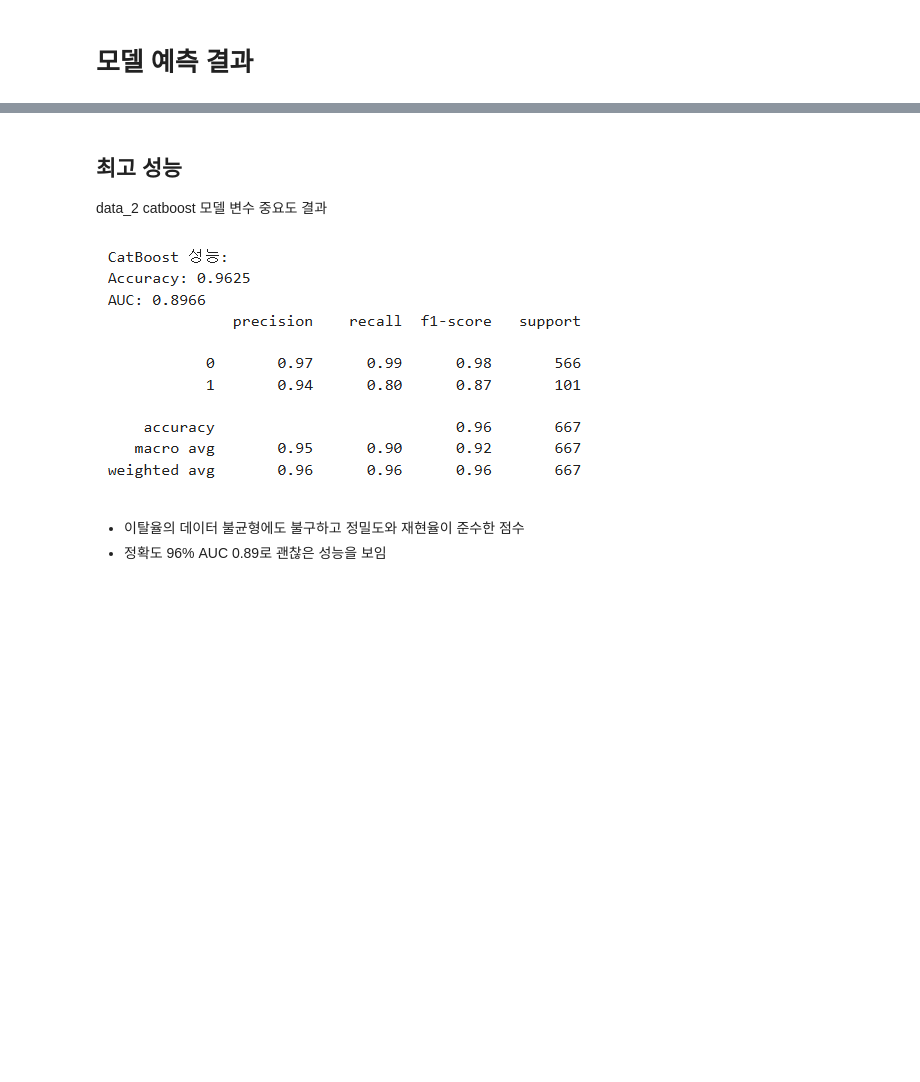
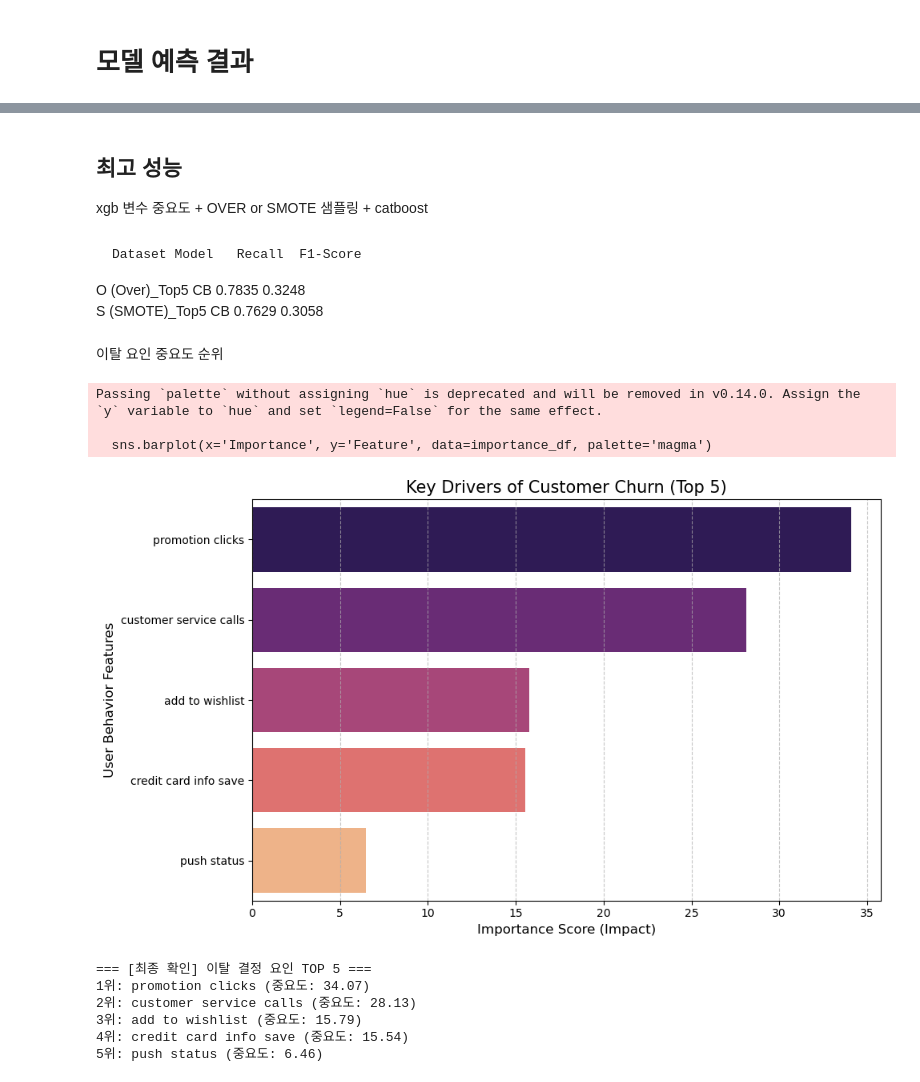
Before and after one commit to siisjo/E-commerce-Customer-Churn-Analysis-and-Prediction-Modeling, a Jupyter notebook: E-commerce_churn_anal.ipynb, the cells around one changed output, grey strips where cells are left out. Saved outputs shown, nothing was run; the diff lists cells and outputs as text; code cells hidden in the pictures; blank space fills up the shorter version.

```diff
--- a/E-commerce_churn_anal.ipynb
+++ b/E-commerce_churn_anal.ipynb
@@ -895,2 +929,20 @@ data_1 = data_1.drop(columns=['location code'
 # %%
-data_1.head(5)
+# 제거 대상 컬럼 리스트
+drop_cols = [
+    'user id',                     # 고객 식별자
+    'account length',              # 가입 기간 → leakage 가능
+    'R', 'F', 'M',                 # RFM 분석용 (모델링에서는 제외)
+    'desktop transactions',        # 앱/데스크톱 거래 수 → AppTransactions 포함
+    'app transactions',            # 중복
+    'total product detail views',  # 상세 조회 총합 → product detail view per app session 사용
+    'session duration',            # 이탈과 관계 적음
+    'location code',               # 지역 코드 → 의미 없음
+    'avg order value',             # 이탈과 상관 적음
+    'discount rate per visited products', # 이탈과 상관 적음
+    'desktop sessions',            # 총 세션으로 합칠 예정
+    'app sessions',                # 총 세션으로 합칠 예정
+    'Cluster'                      # RFM 클러스터용, 모델에는 필요 없음
+]
+
+# 데이터에서 컬럼 제거
+modeling_data = data.drop(columns=drop_cols)
@@ -1327,8 +1088,53 @@ data_2 > data_1 > data_3
 # %% [markdown]
 ## 최고 성능
-data_2 catboost 모델 변수 중요도 결과
+xgb 변수 중요도 + OVER or SMOTE 샘플링 + catboost
-# %% [markdown]
-![image.png](attachment:b34197e4-50de-4779-937b-b759583ac833.png)
-# %% [markdown]
-* 이탈율의 데이터 불균형에도 불구하고 정밀도와 재현율이 준수한 점수
-* 정확도 96% AUC 0.89로 괜찮은 성능을 보임
+# %% [markdown]
+	Dataset	Model	Recall	F1-Score
+O (Over)_Top5	CB	0.7835	0.3248
+S (SMOTE)_Top5	CB	0.7629	0.3058
+# %% [markdown]
+이탈 요인 중요도 순위
+# %%
+import matplotlib.pyplot as plt
+import seaborn as sns
+import pandas as pd
+from imblearn.over_sampling import RandomOverSampler
+from catboost import CatBoostClassifier
+
+# 1. 최적 조합(Over + Top5 + CatBoost)으로 재학습
+best_model = CatBoostClassifier(random_state=42, verbose=0)
+X_train_final, y_train_final = RandomOverSampler(random_state=42).fit_resample(X_train_raw[top_5_cols], y_train_raw)
+best_model.fit(X_train_final, y_train_final)
+
+# 2. 변수 중요도 추출 및 정렬
+feature_importance = best_model.get_feature_importance()
+importance_df = pd.DataFrame({
+    'Feature': top_5_cols,
+    'Importance': feature_importance
+}).sort_values(by='Importance', ascending=False)
+
+# 3. 시각화 (PPT용)
+plt.figure(figsize=(10, 6))
+sns.barplot(x='Importance', y='Feature', data=importance_df, palette='magma')
+plt.title('Key Drivers of Customer Churn (Top 5)', fontsize=15)
+plt.xlabel('Importance Score (Impact)', fontsize=12)
+plt.ylabel('User Behavior Features', fontsize=12)
+plt.grid(axis='x', linestyle='--', alpha=0.7)
+plt.tight_layout()
+plt.show()
+
+# 4. 최종 텍스트 결과 출력 (순위 교정)
+print("=== [최종 확인] 이탈 결정 요인 TOP 5 ===")
+for i, (idx, row) in enumerate(importance_df.iterrows(), start=1):
+    print(f"{i}위: {row['Feature']} (중요도: {row['Importance']:.2f})")
+# %% [output]
+Passing `palette` without assigning `hue` is deprecated and will be removed in v0.14.0. Assign the `y` variable to `hue` and set `legend=False` for the same effect.
+
+  sns.barplot(x='Importance', y='Feature', data=importance_df, palette='magma')
+[figure, added]
+=== [최종 확인] 이탈 결정 요인 TOP 5 ===
+1위: promotion clicks (중요도: 34.07)
+2위: customer service calls (중요도: 28.13)
+3위: add to wishlist (중요도: 15.79)
+4위: credit card info save (중요도: 15.54)
+5위: push status (중요도: 6.46)
```
Also changed, not shown: parts of 43 cells of this notebook.
